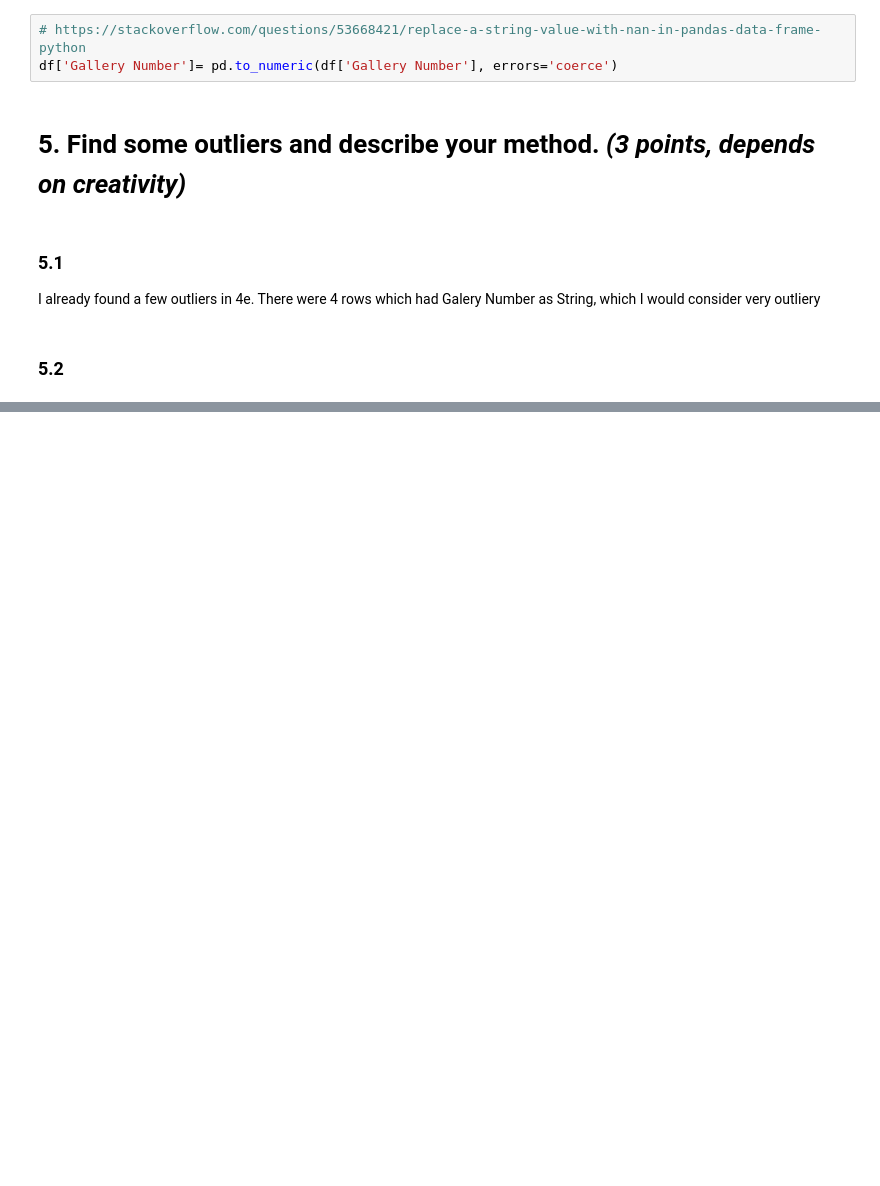
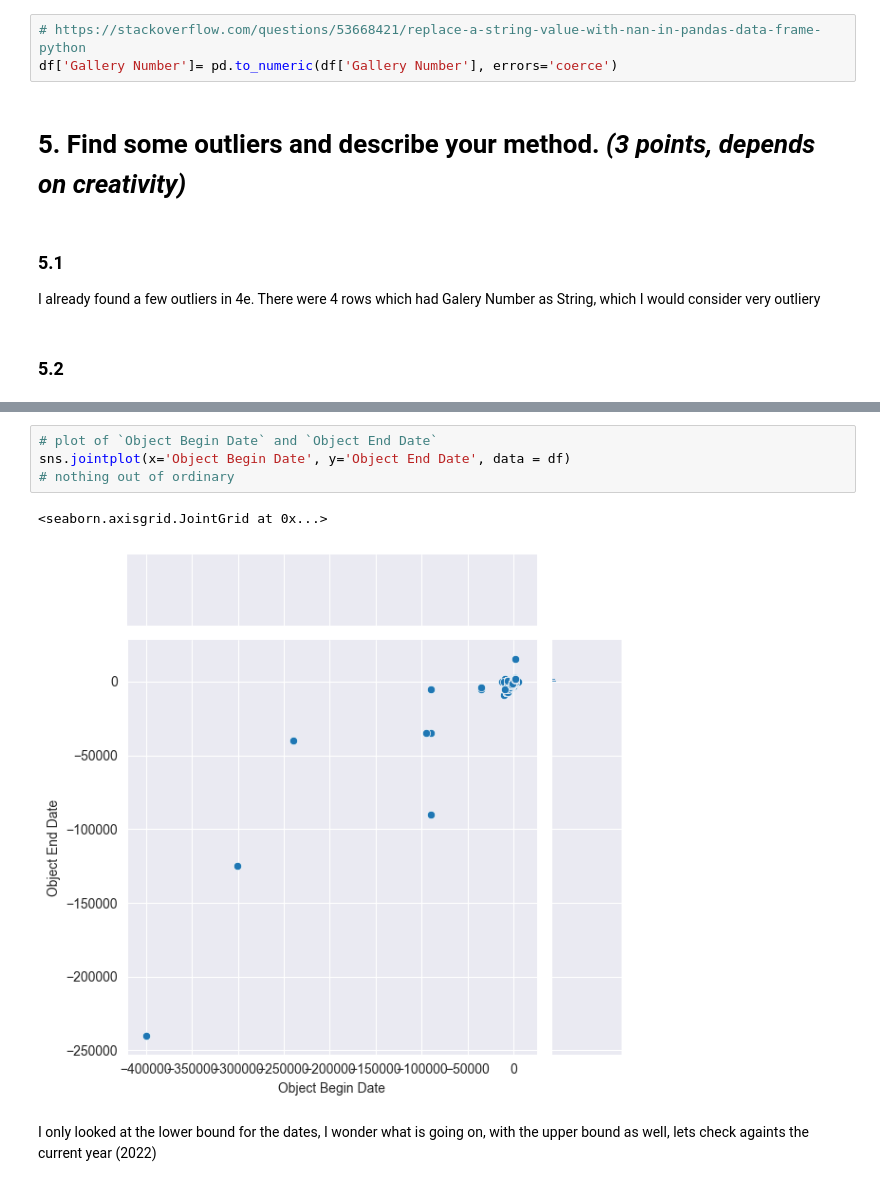
Before and after one commit to jakub-kucera/NI-PDD, a Jupyter notebook: NI-PDD-kucerj56-Homework-1/01_homework.ipynb, the cells around one changed output, grey strips where cells are left out. Drawn from its saved outputs; the diff is of its cells as text; blank space fills up the shorter version.

```diff
--- a/NI-PDD-kucerj56-Homework-1/01_homework.ipynb
+++ b/NI-PDD-kucerj56-Homework-1/01_homework.ipynb
@@ -637,0 +691,9 @@ I already found a few outliers in 4e. There were 4 rows which had Galery Number
+# %%
+# plot of `Object Begin Date` and `Object End Date`
+sns.jointplot(x='Object Begin Date', y='Object End Date', data = df)
+# nothing out of ordinary
+# %% [output]
+<seaborn.axisgrid.JointGrid at 0x...>
+[figure, added]
+# %% [markdown]
+I only looked at the lower bound for the dates, I wonder what is going on, with the upper bound as well, lets check againts the current year (2022)
```
Also changed, not shown: parts of 49 cells of this notebook.
